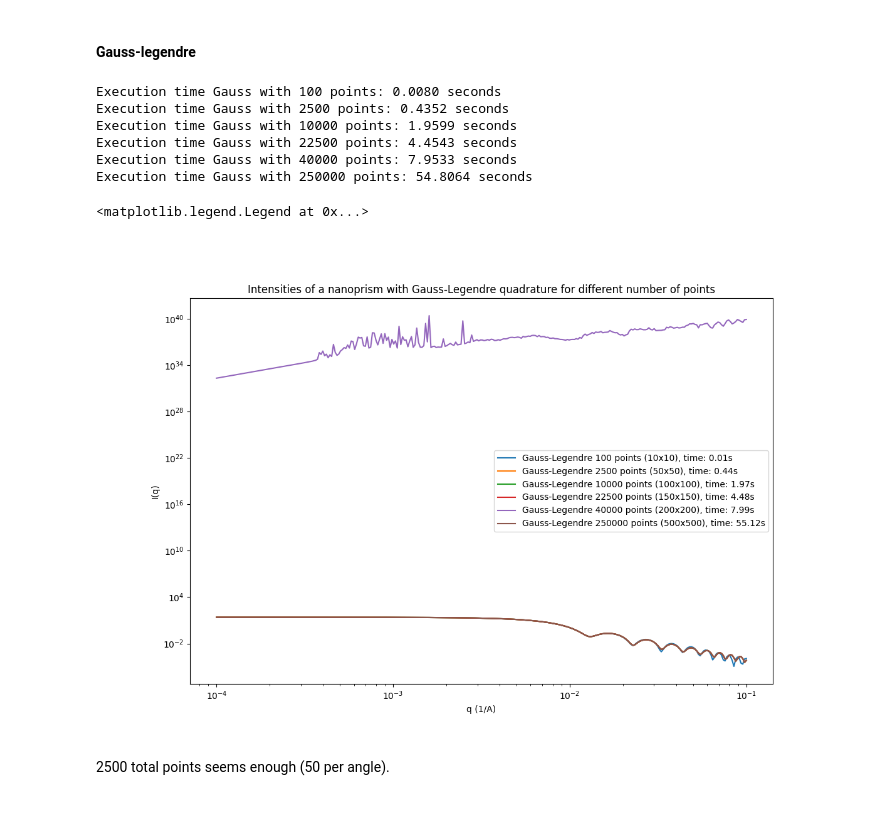
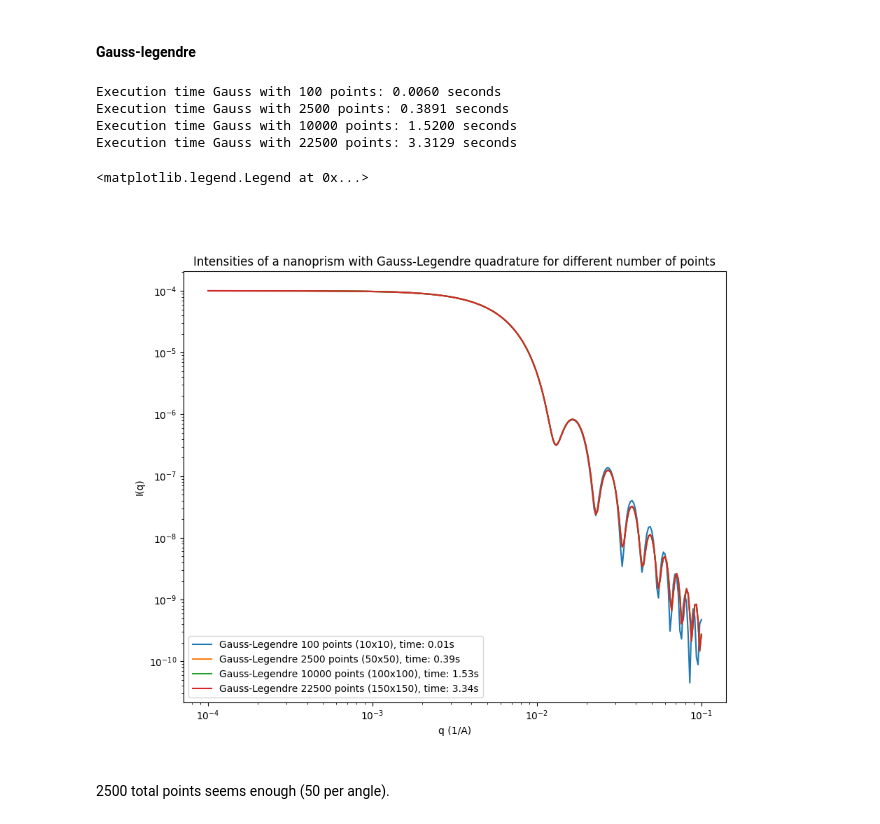
Before and after one commit to marimperorclerc/octahedra, a Jupyter notebook: Octa_general_all_quadratures.ipynb, the cells around one changed output. Saved outputs shown, nothing was run; the diff lists cells and outputs as text; code cells hidden in the pictures.

```diff
--- a/Octa_general_all_quadratures.ipynb
+++ b/Octa_general_all_quadratures.ipynb
@@ -253,9 +258,11 @@ length_a=500
 b2a_ratio=1
 c2a_ratio=1
 t=0.99
-sld=4e-6
-sld_solvent=1e-6
+#sld=4e-6
+#sld_solvent=1e-6
 
+sld=1. # 1e-6 coefficient is already taken into account in the global coefficient (0.0001)
+sld_solvent=0.
 
 
 V = volume(length_a, b2a_ratio, c2a_ratio, t) # data in angstrom, volume will be used for normalization later
@@ -454,53 +464,54 @@ npoints_gauss_legendre_500 = 500
 # Define Iq, computational time and the number of total points for Gauss-Legendre
 time_start = time.time()
 I_q_gauss_legendre_10 = Iq_gauss_legendre(qs, sld, sld_solvent, length_a, b2a_ratio, c2a_ratio, t, npoints_gauss_legendre_10)
 time_gauss_legendre_10 = time.time() - time_start
 
 time_start = time.time()
 I_q_gauss_legendre_50 = Iq_gauss_legendre(qs, sld, sld_solvent, length_a, b2a_ratio, c2a_ratio, t, npoints_gauss_legendre_50)
 time_gauss_legendre_50 = time.time() - time_start
 
 time_start = time.time()
 I_q_gauss_legendre_100 = Iq_gauss_legendre(qs, sld, sld_solvent, length_a, b2a_ratio, c2a_ratio, t, npoints_gauss_legendre_100)
 time_gauss_legendre_100 = time.time() - time_start
 
 time_start = time.time()
 I_q_gauss_legendre_150 = Iq_gauss_legendre(qs, sld, sld_solvent, length_a, b2a_ratio, c2a_ratio, t, npoints_gauss_legendre_150)
 time_gauss_legendre_150 = time.time() - time_start
 
-time_start = time.time()
-I_q_gauss_legendre_200 = Iq_gauss_legendre(qs, sld, sld_solvent, length_a, b2a_ratio, c2a_ratio, t, npoints_gauss_legendre_200)
-time_gauss_legendre_200 = time.time() - time_start
+#time_start = time.time()
+#I_q_gauss_legendre_200 = Iq_gauss_legendre(qs, sld, sld_solvent, length_a, b2a_ratio, c2a_ratio, t, npoints_gauss_legendre_200)
+#time_gauss_legendre_200 = time.time() - time_start
 
-time_start = time.time()
-I_q_gauss_legendre_500 = Iq_gauss_legendre(qs, sld, sld_solvent, length_a, b2a_ratio, c2a_ratio, t, npoints_gauss_legendre_500)
-time_gauss_legendre_500 = time.time() - time_start
+#time_start = time.time()
+#I_q_gauss_legendre_500 = Iq_gauss_legendre(qs, sld, sld_solvent, length_a, b2a_ratio, c2a_ratio, t, npoints_gauss_legendre_500)
+#time_gauss_legendre_500 = time.time() - time_start
 
 
 # Plot the results
 
-plt.figure(figsize=(12, 8))
+plt.figure(figsize=(10, 8))
 plt.size=(10,10)
-plt.loglog(qs, I_q_gauss_legendre_10,  label=f'Gauss-Legendre {npoints_gauss_legendre_10**2} points ({npoints_gauss_legendre_10}x{npoints_gauss_legendre_10}), time: {time_gauss_legendre_10:.2f}s')
-plt.loglog(qs, I_q_gauss_legendre_50,  label=f'Gauss-Legendre {npoints_gauss_legendre_50**2} points ({npoints_gauss_legendre_50}x{npoints_gauss_legendre_50}), time: {time_gauss_legendre_50:.2f}s')
-plt.loglog(qs, I_q_gauss_legendre_100, label=f'Gauss-Legendre {npoints_gauss_legendre_100**2} points ({npoints_gauss_legendre_100}x{npoints_gauss_legendre_100}), time: {time_gauss_legendre_100:.2f}s')
-plt.loglog(qs, I_q_gauss_legendre_150, label=f'Gauss-Legendre {npoints_gauss_legendre_150**2} points ({npoints_gauss_legendre_150}x{npoints_gauss_legendre_150}), time: {time_gauss_legendre_150:.2f}s')
-plt.loglog(qs, I_q_gauss_legendre_200, label=f'Gauss-Legendre {npoints_gauss_legendre_200**2} points ({npoints_gauss_legendre_200}x{npoints_gauss_legendre_200}), time: {time_gauss_legendre_200:.2f}s')
-plt.loglog(qs, I_q_gauss_legendre_500, label=f'Gauss-Legendre {npoints_gauss_legendre_500**2} points ({npoints_gauss_legendre_500}x{npoints_gauss_legendre_500}), time: {time_gauss_legendre_500:.2f}s')
+
+# after division by V**2, the value at q=0 is 0.0001 the correct scaling coefficient for SASView
+
+plt.loglog(qs, I_q_gauss_legendre_10/V**2,  label=f'Gauss-Legendre {npoints_gauss_legendre_10**2} points ({npoints_gauss_legendre_10}x{npoints_gauss_legendre_10}), time: {time_gauss_legendre_10:.2f}s')
+plt.loglog(qs, I_q_gauss_legendre_50/V**2,  label=f'Gauss-Legendre {npoints_gauss_legendre_50**2} points ({npoints_gauss_legendre_50}x{npoints_gauss_legendre_50}), time: {time_gauss_legendre_50:.2f}s')
+plt.loglog(qs, I_q_gauss_legendre_100/V**2, label=f'Gauss-Legendre {npoints_gauss_legendre_100**2} points ({npoints_gauss_legendre_100}x{npoints_gauss_legendre_100}), time: {time_gauss_legendre_100:.2f}s')
+plt.loglog(qs, I_q_gauss_legendre_150/V**2, label=f'Gauss-Legendre {npoints_gauss_legendre_150**2} points ({npoints_gauss_legendre_150}x{npoints_gauss_legendre_150}), time: {time_gauss_legendre_150:.2f}s')
+#plt.loglog(qs, I_q_gauss_legendre_200/V**2, label=f'Gauss-Legendre {npoints_gauss_legendre_200**2} points ({npoints_gauss_legendre_200}x{npoints_gauss_legendre_200}), time: {time_gauss_legendre_200:.2f}s')
+#plt.loglog(qs, I_q_gauss_legendre_500/V**2, label=f'Gauss-Legendre {npoints_gauss_legendre_500**2} points ({npoints_gauss_legendre_500}x{npoints_gauss_legendre_500}), time: {time_gauss_legendre_500:.2f}s')
 
 plt.xlabel('q (1/A)')
 plt.ylabel('I(q)')
 plt.title('Intensities of a nanoprism with Gauss-Legendre quadrature for different number of points')
 plt.legend()
 # %% [output]
-Execution time Gauss with 100 points: 0.0080 seconds
-Execution time Gauss with 2500 points: 0.4352 seconds
-Execution time Gauss with 10000 points: 1.9599 seconds
-Execution time Gauss with 22500 points: 4.4543 seconds
-Execution time Gauss with 40000 points: 7.9533 seconds
-Execution time Gauss with 250000 points: 54.8064 seconds
+Execution time Gauss with 100 points: 0.0060 seconds
+Execution time Gauss with 2500 points: 0.3891 seconds
+Execution time Gauss with 10000 points: 1.5200 seconds
+Execution time Gauss with 22500 points: 3.3129 seconds
 <matplotlib.legend.Legend at 0x...>
-[figure, old version]
+[figure, new version]
 # %% [markdown]
 2500 total points seems enough (50 per angle).
 # %% [markdown]
```
Also changed, not shown: parts of 9 cells of this notebook.
